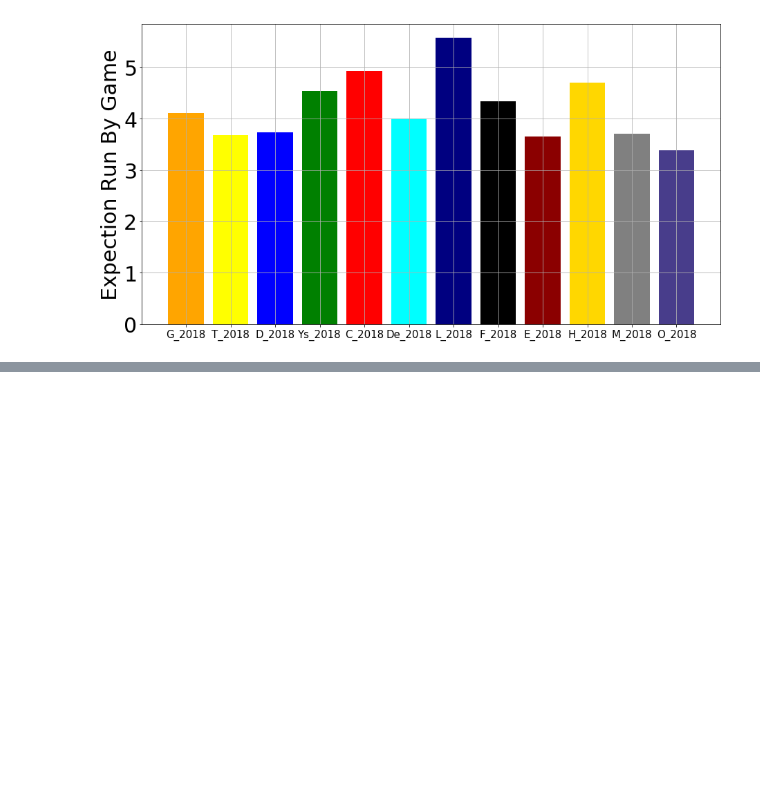
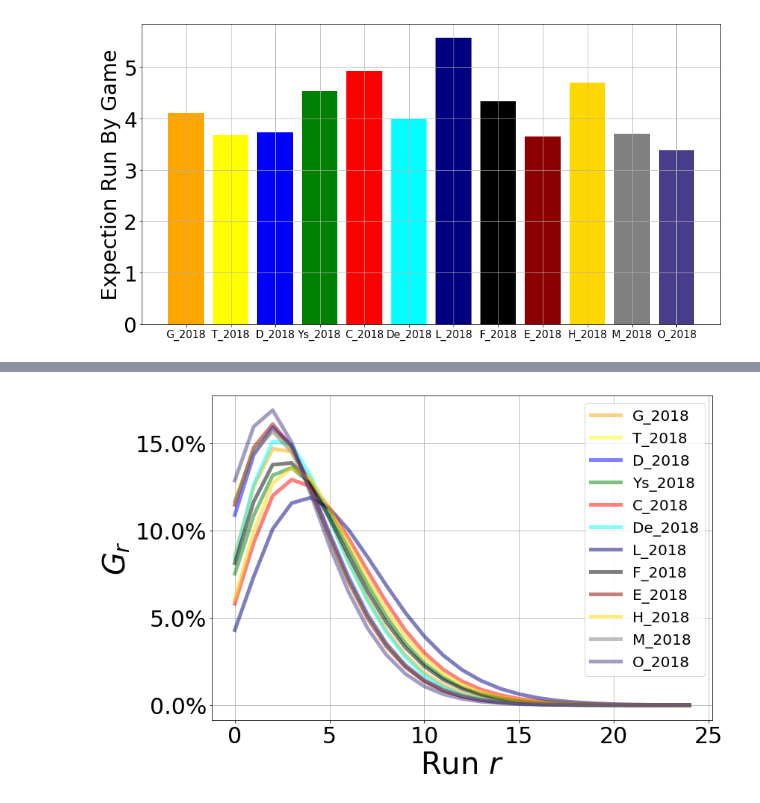
Before and after one commit to Toroi0610/Baseball, a Jupyter notebook: Markov_process.ipynb, the cells around one changed output, grey strips where cells are left out. Cells and saved outputs as stored; diff of their text form; code cells hidden in the pictures; blank space fills up the shorter version.

```diff
--- a/Markov_process.ipynb
+++ b/Markov_process.ipynb
@@ -594,7 +594,7 @@ color_key = {"G":"orange",
              "M":"grey",
              "O":"darkslateblue"}
 
-folder = "csv/batting_number_data/"
+folder = "data_csv/batting_number_data/"
 
 # 打順別成績のロード
 tables = []
@@ -687,0 +692,2 @@ plt.show()
+# %%
+runner_condition_table = pd.read_csv("NPB_runner_condition_and_results_data_2018.csv")
@@ -687,0 +965,34 @@ plt.show()
+# %%
+# 式(30)のR_max
+R_max = 25
+
+# 計算を終える状態24の確率
+end_prob = 1 - 1e-6
+
+ERBGs_runner = []
+Run_probs_runner = []
+for table in tables:
+    # 式(3)のP
+    P = make_prob_matrix_runner_condition(table, runner_condition_table)
+
+    # 得点期待値と得点の確率分布
+    ERBG, Run_prob = cal_ERBG(P, R_max, end_prob)
+
+    ERBGs_runner.append(ERBG)
+    Run_probs_runner.append(Run_prob)
+
+Run_probs_runner = np.array(Run_probs_runner)
+ERBGs_runner = np.array(ERBGs_runner)
+# %%
+fig, ax = plt.subplots(1, 1, figsize=(12, 8))
+for data, Run_prob in zip(data_index, Run_probs_runner):
+    ax.plot(np.arange(0, R_max), Run_prob, label = data, color=color_key[data.split("_")[0]], linewidth=5, alpha=0.5)
+ax.legend(fontsize=20)
+ax.tick_params(labelsize=30)
+ax.grid()
+ax.set_xlabel("Run $r$", fontsize=40)
+ax.set_ylabel("$G_r$", fontsize=40)
+ax.set_yticklabels(['{:.{}f}%'.format(x*100, 1) for x in ax.get_yticks()])
+plt.show()
+# %% [output]
+[figure, added]
```
Also changed, not shown: parts of 21 cells of this notebook.
